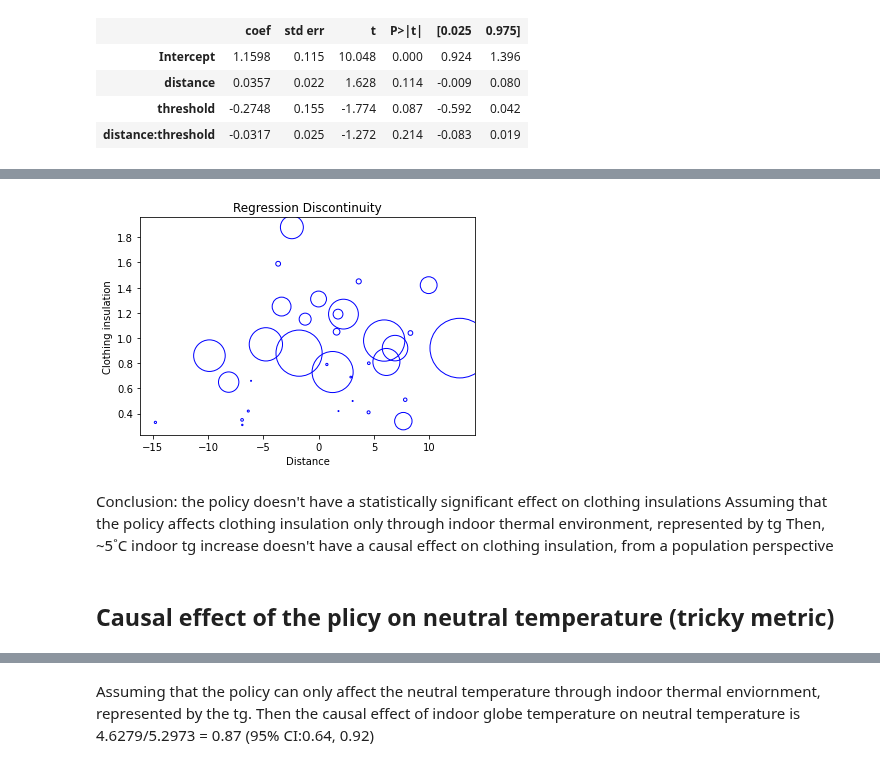
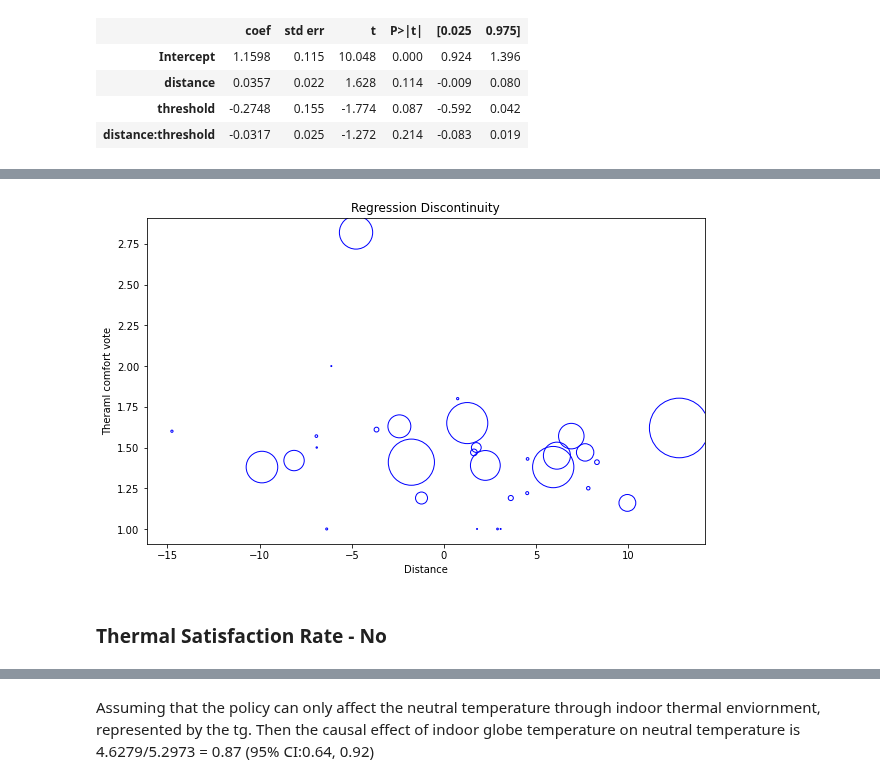
Before and after one commit to ruijis/RD_comfort, a Jupyter notebook: RD.ipynb, the cells around one changed output, grey strips where cells are left out. Saved outputs shown, nothing was run; the diff lists cells and outputs as text; code cells hidden in the pictures.

```diff
--- a/RD.ipynb
+++ b/RD.ipynb
@@ -53,0 +150,11 @@ The coef of the threshold is the causal effect, which is 5.3 ˚C, p-value is 0.0
+# %%
+plt.figure(figsize=(10, 6))
+# remove nanvalues of ta_var in df_rd
+df_rd = df_rd.dropna(subset=['ta_var'])
+plt.scatter(df_rd['distance'], df_rd['ta_var'], s=df_rd['records'], facecolors='none', edgecolors='b')
+plt.plot(df_rd['distance'][df_rd['distance'] < 0], model.fittedvalues[df_rd['distance'] < 0], color='red')
+plt.plot(df_rd['distance'][df_rd['distance'] >= 0], model.fittedvalues[df_rd['distance'] >= 0], color='red')
+plt.xlabel('Distance')
+plt.ylabel('Indoor air temperature variance')
+plt.title("Regression Discontinuity")
+plt.show()
@@ -65,0 +191,3 @@ plt.show()
+# %%
+# calculate the wet bulb globe temperature for each city using pp.t_wb()
+df_rd['t_wb'] = df_rd.apply(lambda x: pp.t_wb(tdb=x['ta'], rh=x['rh']), axis=1)
@@ -81,14 +323,11 @@ pvalue is:  0.087
 # %%
-plt.scatter(df_rd['distance'], df_rd['clo'], s=df_rd['records'], facecolors='none', edgecolors='b')
+plt.figure(figsize=(10, 6))
+plt.scatter(df_rd['distance'], df_rd['tcv'], s=df_rd['records'], facecolors='none', edgecolors='b')
 plt.xlabel('Distance')
-plt.ylabel('Clothing insulation')
-plt.title("No regression discontinuity")
+plt.ylabel('Theraml comfort vote')
+plt.title("Regression Discontinuity")
 plt.show()
 # %% [output]
-[figure, old version]
+[figure, new version]
-# %% [markdown]
-Conclusion: the policy doesn't have a statistically significant effect on clothing insulations </br>
-Assuming that the policy affects clothing insulation only through indoor thermal environment, represented by tg </br>
-Then, ~5˚C indoor tg increase doesn't have a causal effect on clothing insulation, from a population perspective
-# %% [markdown]
-## Causal effect of the plicy on neutral temperature (tricky metric)
+# %% [markdown]
+### Thermal Satisfaction Rate - No
```
Also changed, not shown: parts of 45 cells of this notebook, 5 other files.
